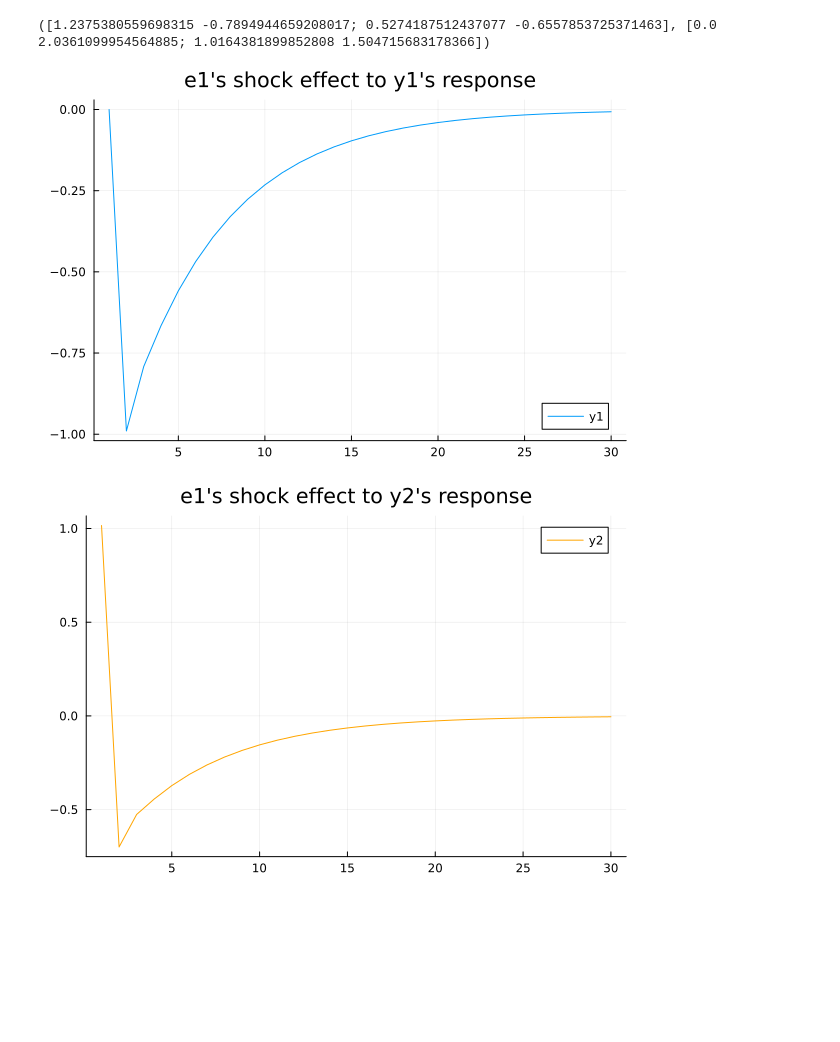
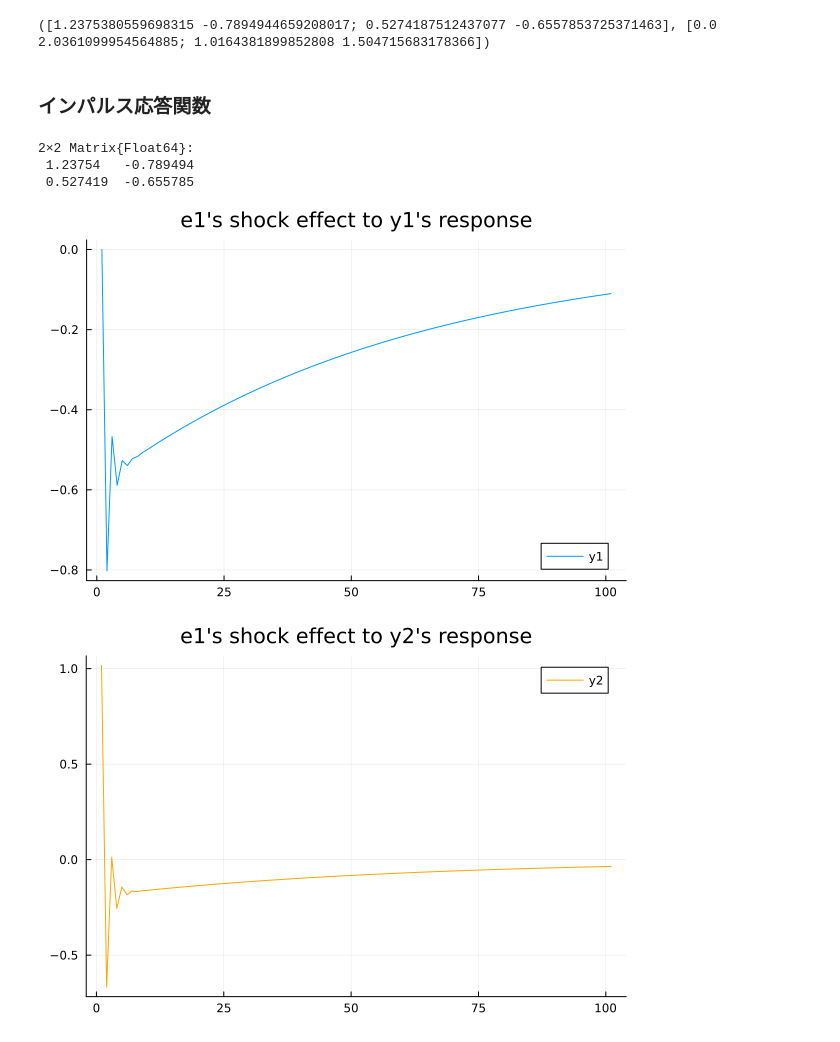
Before and after one commit to kanayama8810/econome_time_series_public, a Jupyter notebook: 2. time_series_VAR.ipynb, the cells around one changed output. Drawn from its saved outputs; the diff is of its cells as text; code cells hidden in the pictures; blank space fills up the shorter version.

```diff
--- a/2. time_series_VAR.ipynb
+++ b/2. time_series_VAR.ipynb
@@ -191,7 +191,7 @@ function VAR_OLS(y, p_sel)
     for k in 1:n
         model = lm(y_exp, y_dep[:,k])
         print("y_$k に対する回帰 \n", model,"\n")
-        phis[k,:] = coef(model)[2:n+1]
+        phis[k,:] = coef(model)[2:n*p_sel+1]
         temp_err[:,k] = residuals(model)
         Mat_Sigma[k,k] = deviance(model)/(T-p-1) #不偏分散
     end
@@ -232,31 +232,39 @@ x3  -0.789494     0.0379882  -20.78    <1e-83  -0.864015  -0.714974
     Iterations:    163
     f(x) calls:    312
 ([1.2375380559698315 -0.7894944659208017; 0.5274187512437077 -0.6557853725371463], [0.0 2.0361099954564885; 1.0164381899852808 1.504715683178366])
+# %% [markdown]
+### インパルス応答関数
+# %%
+phi
+# %% [output]
+2×2 Matrix{Float64}:
+ 1.23754   -0.789494
+ 0.527419  -0.655785
 # %%
 #2変量VAR(1)のインパルス応答関数描画
 
-plotT = 30 #描画最大期
+plotT = 100 #描画最大期
 
 #e1のショック
 Resp1 = zeros(plotT+p_sel, 2)
 Resp1[p_sel, :] = C_est * [1.0; .0]
 for t in 1:plotT
-    Resp1[t+p_sel,:] = phi * Resp1[t:t+p_sel-1,:]'
+    Resp1[t+p_sel,:] .+= phi * Resp1[t+p_sel-1,:]
 end
-Resp1 = Resp[p_sel:plotT, :]
+Resp1 = Resp1[p_sel:plotT+p_sel, :]
 
 #e2のショック
 Resp2 = zeros(plotT+p_sel, 2)
 Resp2[p_sel, :] = C_est * [.0; 1.0]
 for t in 1:plotT
-    Resp2[t+p_sel,:] = phi * Resp2[t:t+p_sel-1,:]'
+    Resp2[t+p_sel,:] .+= phi * Resp2[t+p_sel-1,:]
 end
-Resp2 = Resp2[p_sel:plotT, :]
+Resp2 = Resp2[p_sel:plotT+p_sel, :]
 
 display(plot(Resp1[:,1], title = "e1's shock effect to y1's response", label = "y1"))
 display(plot(Resp1[:,2], title = "e1's shock effect to y2's response", label = "y2", linecolor = "orange"))
 display(plot(Resp2[:,1], title = "e2's shock effect to y1's response", label = "y1", linecolor = "lightgreen"))
 display(plot(Resp2[:,2], title = "e2's shock effect to y2's response", label = "y2", linecolor = "purple"))
 # %% [output]
-[figure, old version]
+[figure, new version]
-[figure, old version]
+[figure, new version]
```
Also changed, not shown: parts of 12 cells of this notebook, 1 other file.
